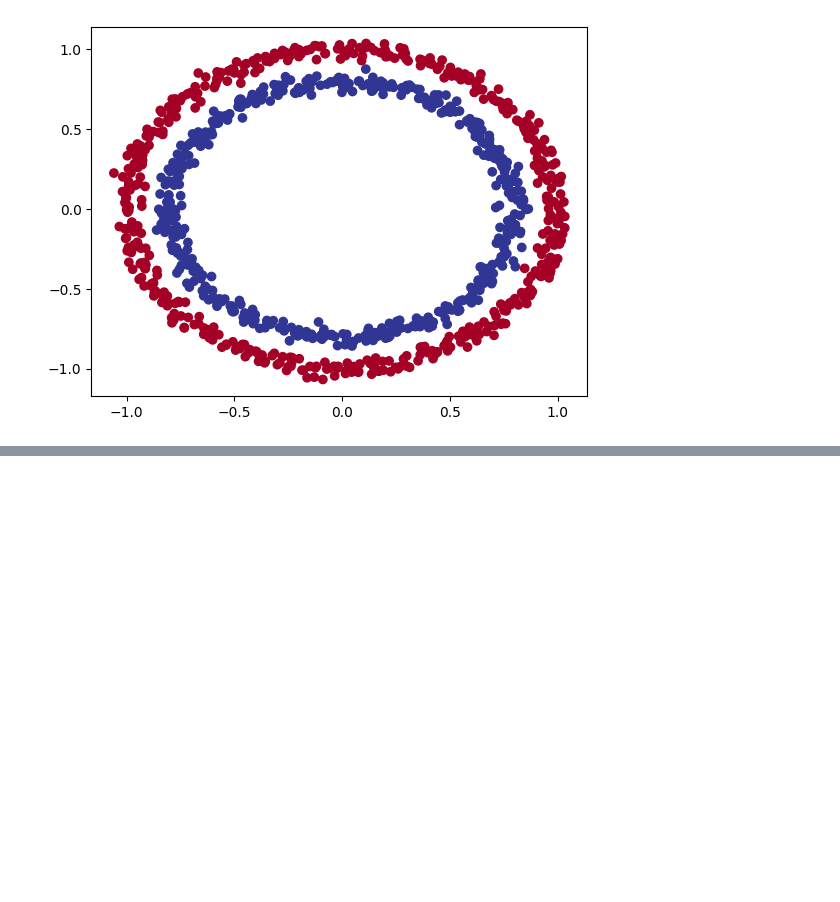
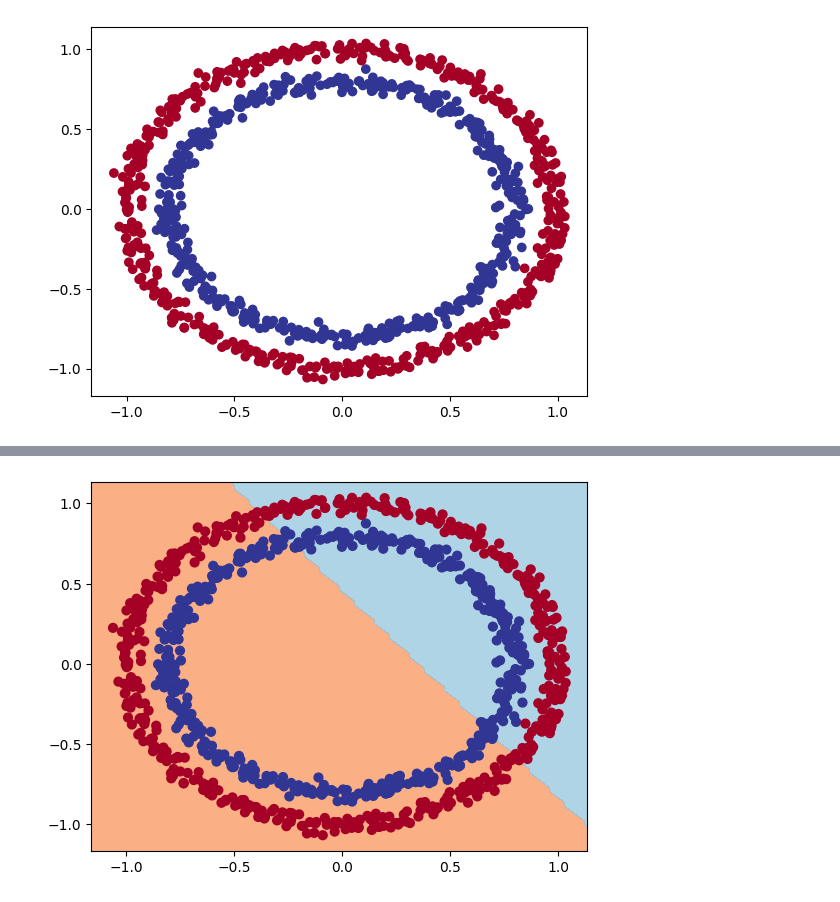
Before and after one commit to Sayantan615/Practice-Code, a Jupyter notebook: Tensorflow Labs/tensorflow_classification.ipynb, the cells around one changed output, grey strips where cells are left out. Saved outputs shown, nothing was run; the diff lists cells and outputs as text; code cells hidden in the pictures; blank space fills up the shorter version.

```diff
--- a/Tensorflow Labs/tensorflow_classification.ipynb
+++ b/Tensorflow Labs/tensorflow_classification.ipynb
@@ -37,7 +37,7 @@ plt.scatter(X[:, 0], X[:, 1], c=y, cmap=plt.cm.RdYlBu)
 [figure]
 # %%
 ## Building a Model
-
+tf.random.set_seed(42)
 model = tf.keras.Sequential([
     tf.keras.layers.Dense(10),
     tf.keras.layers.Dense(1)
@@ -47,6 +47,6 @@ model.compile(loss=tf.keras.losses.BinaryCrossentropy(),
               optimizer=tf.keras.optimizers.Adam(),
               metrics=['accuracy'])
 
-history = model.fit(X, y, epochs=100)
+history = model.fit(X, y, epochs=100, verbose=0)
 # %% [output]
 Epoch 1/100
@@ -69,2 +69,4 @@ Epoch 100/100
 # %%
-# Creating Model 1
+# Creating Model 1 Traning for longer
+model.fit(X, y, epochs=200, verbose=0)
+model.evaluate(X, y)
@@ -70,0 +167,3 @@ Epoch 100/100
+# %%
+plot_decision_boundary(model, X, y)
+# %% [output]
@@ -70,0 +171 @@ Epoch 100/100
+[figure, added]
```
Also changed, not shown: parts of 6 cells of this notebook.
